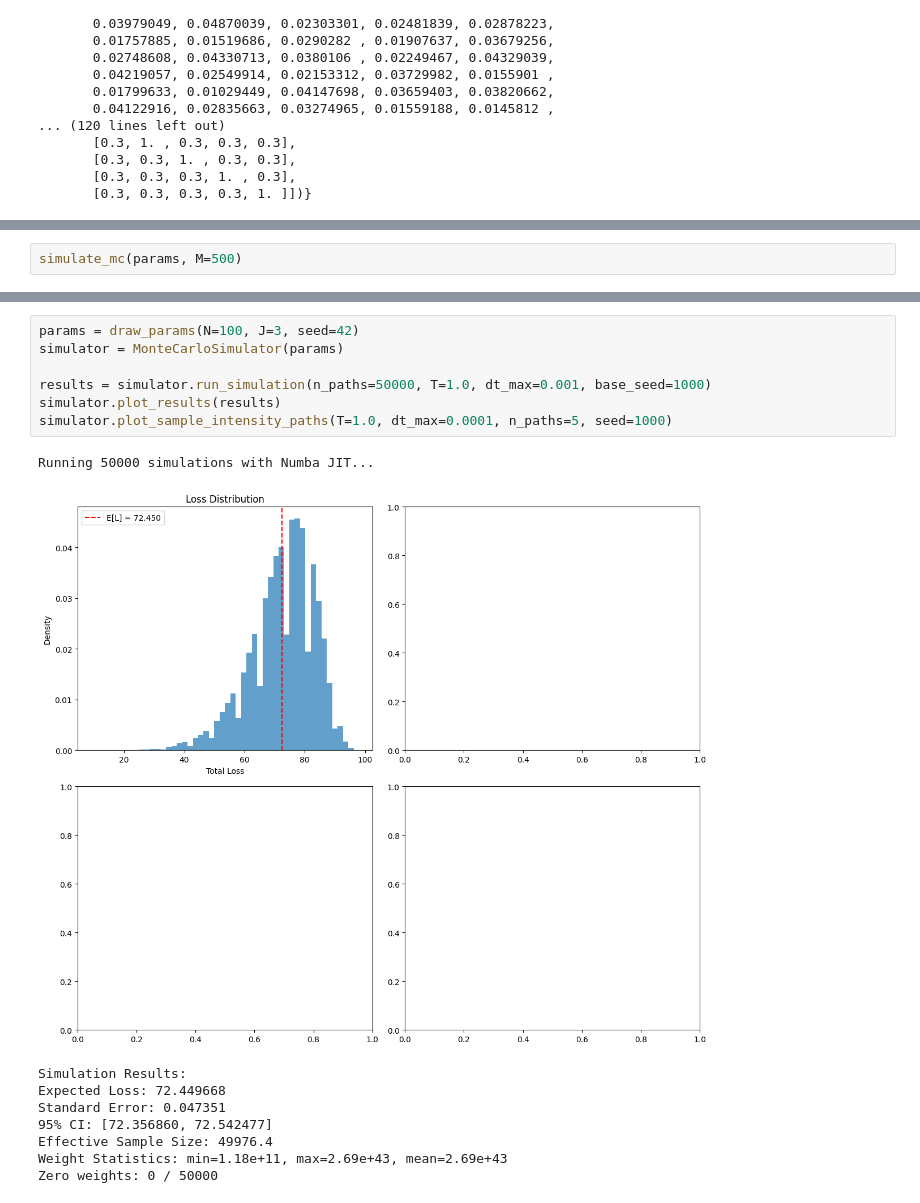
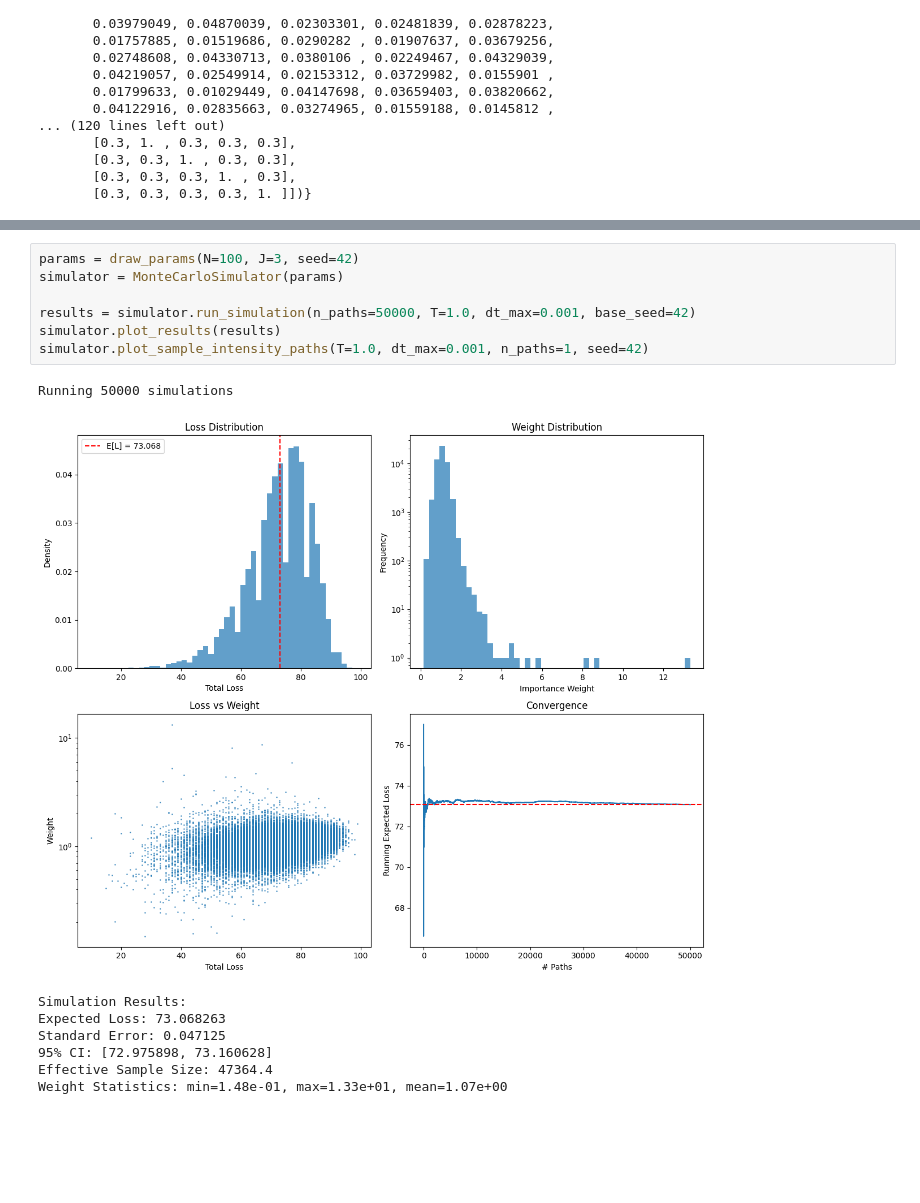
Before and after one commit to Sidh-Sharma/monte_carlo_defaults_sim, a Jupyter notebook: testing/PlainJAM.ipynb, the cells around one changed output, grey strips where cells are left out. Drawn from its saved outputs; the diff is of its cells as text; blank space fills up the shorter version.

```diff
--- a/testing/PlainJAM.ipynb
+++ b/testing/PlainJAM.ipynb
@@ -195,2 +96,0 @@ def simulate_mc(params, M=100):
-# %%
-simulate_mc(params, M=500)
@@ -658,17 +484,16 @@ class MonteCarloSimulator:
 # %%
 params = draw_params(N=100, J=3, seed=42)
 simulator = MonteCarloSimulator(params)
 
-results = simulator.run_simulation(n_paths=50000, T=1.0, dt_max=0.001, base_seed=1000)
+results = simulator.run_simulation(n_paths=50000, T=1.0, dt_max=0.001, base_seed=42)
 simulator.plot_results(results)
-simulator.plot_sample_intensity_paths(T=1.0, dt_max=0.0001, n_paths=5, seed=1000)
+simulator.plot_sample_intensity_paths(T=1.0, dt_max=0.001, n_paths=1, seed=42)
 # %% [output]
-Running 50000 simulations with Numba JIT...
+Running 50000 simulations
-[figure, old version]
+[figure, new version]
 Simulation Results:
-Expected Loss: 72.449668
-Standard Error: 0.047351
-95% CI: [72.356860, 72.542477]
-Effective Sample Size: 49976.4
-Weight Statistics: min=1.18e+11, max=2.69e+43, mean=2.69e+43
-Zero weights: 0 / 50000
+Expected Loss: 73.068263
+Standard Error: 0.047125
+95% CI: [72.975898, 73.160628]
+Effective Sample Size: 47364.4
+Weight Statistics: min=1.48e-01, max=1.33e+01, mean=1.07e+00
```
Also changed, not shown: parts of 7 cells of this notebook.
